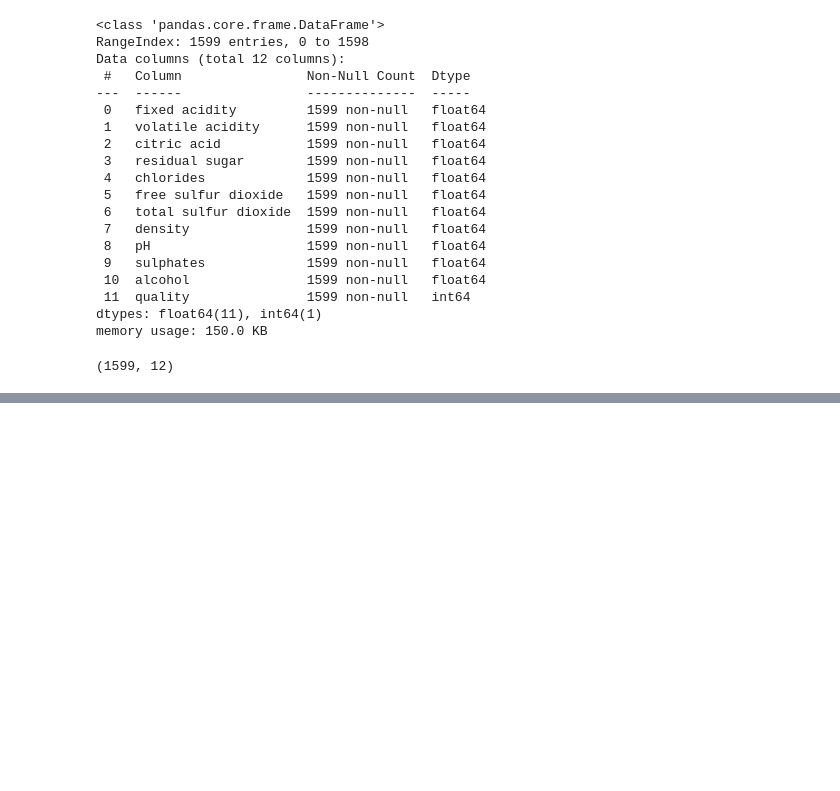
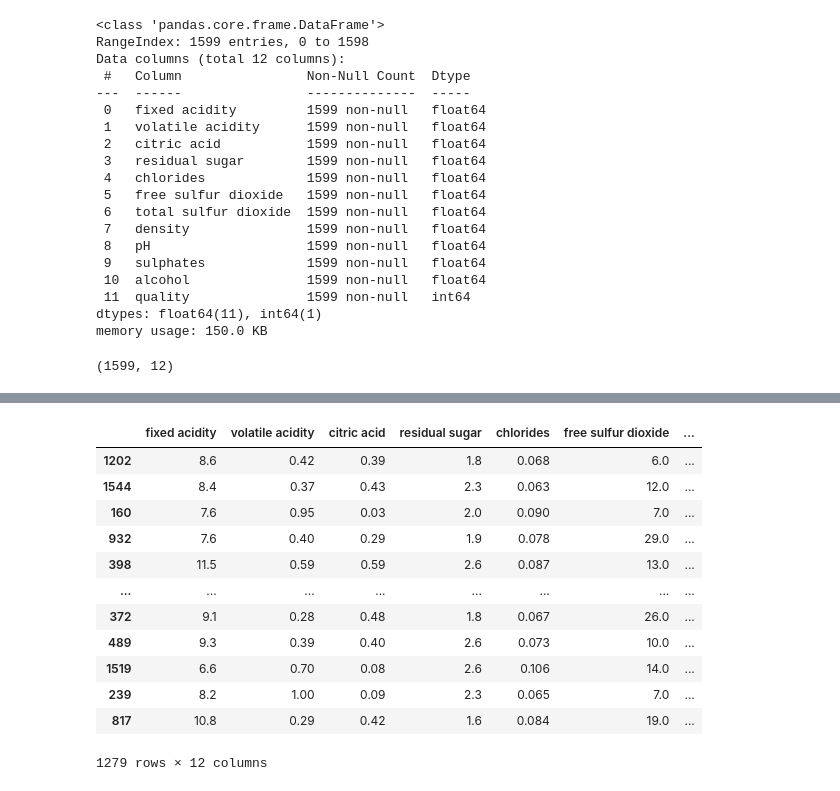
Before and after one commit to Animeshsinghiit/winequality_machine-learning, a Jupyter notebook: wine_quality.ipynb, the cells around one changed output, grey strips where cells are left out. Drawn from its saved outputs; the diff is of its cells as text; code cells hidden in the pictures; blank space fills up the shorter version.

```diff
--- a/wine_quality.ipynb
+++ b/wine_quality.ipynb
@@ -67,0 +98,19 @@ data.shape
+# %%
+from sklearn.model_selection import train_test_split
+train_set,test_set=train_test_split(data,test_size=0.2)
+# %%
+train_set
+# %% [output]
+|  | fixed acidity | volatile acidity | citric acid | residual sugar | chlorides | free sulfur dioxide | ... |
+| 1202 | 8.6 | 0.42 | 0.39 | 1.8 | 0.068 | 6.0 | ... |
+| 1544 | 8.4 | 0.37 | 0.43 | 2.3 | 0.063 | 12.0 | ... |
+| 160 | 7.6 | 0.95 | 0.03 | 2.0 | 0.090 | 7.0 | ... |
+| 932 | 7.6 | 0.40 | 0.29 | 1.9 | 0.078 | 29.0 | ... |
+| 398 | 11.5 | 0.59 | 0.59 | 2.6 | 0.087 | 13.0 | ... |
+| ... | ... | ... | ... | ... | ... | ... | ... |
+| 372 | 9.1 | 0.28 | 0.48 | 1.8 | 0.067 | 26.0 | ... |
+| 489 | 9.3 | 0.39 | 0.40 | 2.6 | 0.073 | 10.0 | ... |
+| 1519 | 6.6 | 0.70 | 0.08 | 2.6 | 0.106 | 14.0 | ... |
+| 239 | 8.2 | 1.00 | 0.09 | 2.3 | 0.065 | 7.0 | ... |
+| 817 | 10.8 | 0.29 | 0.42 | 1.6 | 0.084 | 19.0 | ... |
+1279 rows × 12 columns
```
Also changed, not shown: parts of 5 cells of this notebook.
